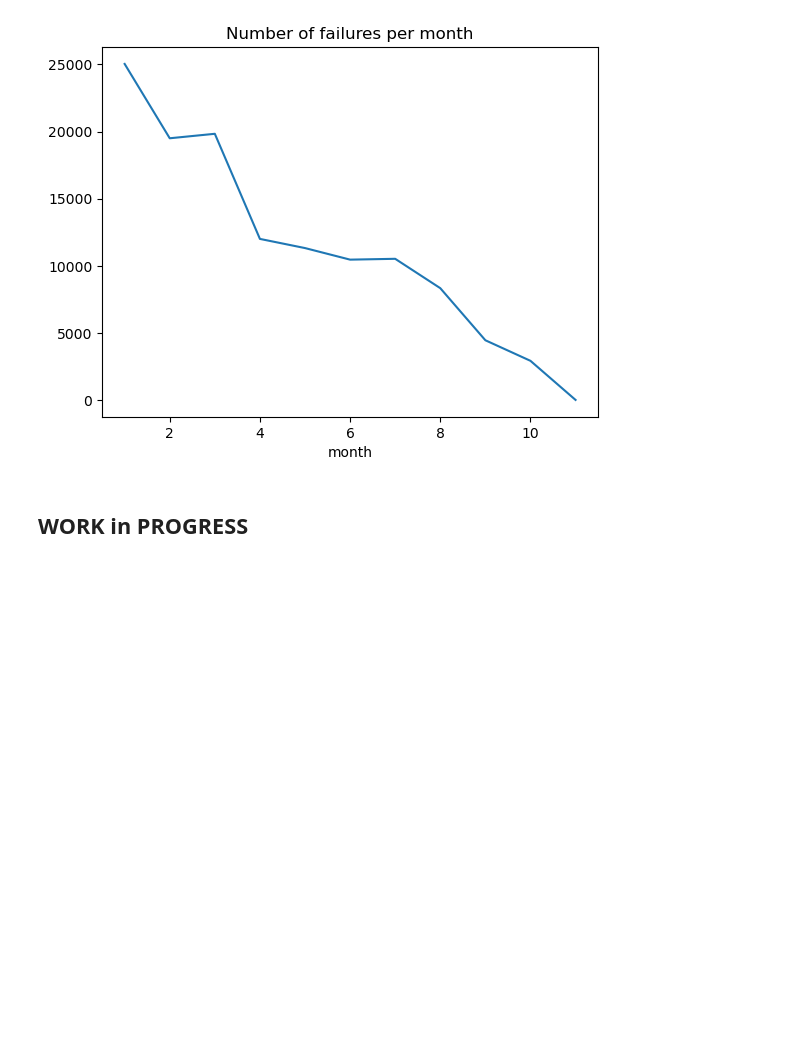
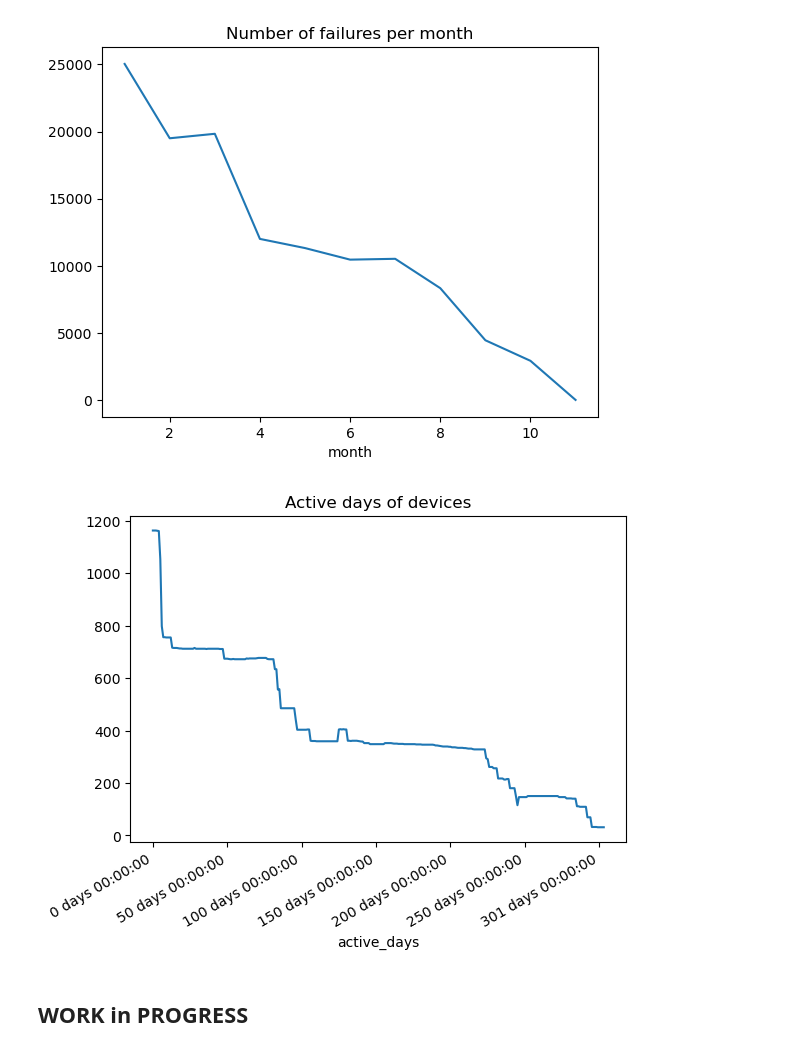
Before and after one commit to tamaricki/Projects, a Jupyter notebook: predictive_maintenance.ipynb, the cells around one changed output. Saved outputs shown, nothing was run; the diff lists cells and outputs as text; code cells hidden in the pictures; blank space fills up the shorter version.

```diff
--- a/predictive_maintenance.ipynb
+++ b/predictive_maintenance.ipynb
@@ -181,3 +277,5 @@ Name: failure, dtype: int64
+# %%
+data.drop('max_date', inplace=True, axis=1)
 # %%
 per_month = data.groupby('month')['failure'].count()
 per_month.plot()
@@ -185,5 +283,13 @@ plt.title('Number of failures per month')
 plt.show()
 # %% [output]
 [figure]
+# %%
+days_group = data.groupby('active_days')['device'].count()
+days_group.plot()
+plt.title('Active days of devices')
+plt.show()
+#highest number of active days is 0 because all devices started from day 0
+# %% [output]
+[figure, added]
 # %% [markdown]
 ## WORK in PROGRESS
```
Also changed, not shown: parts of 13 cells of this notebook.
